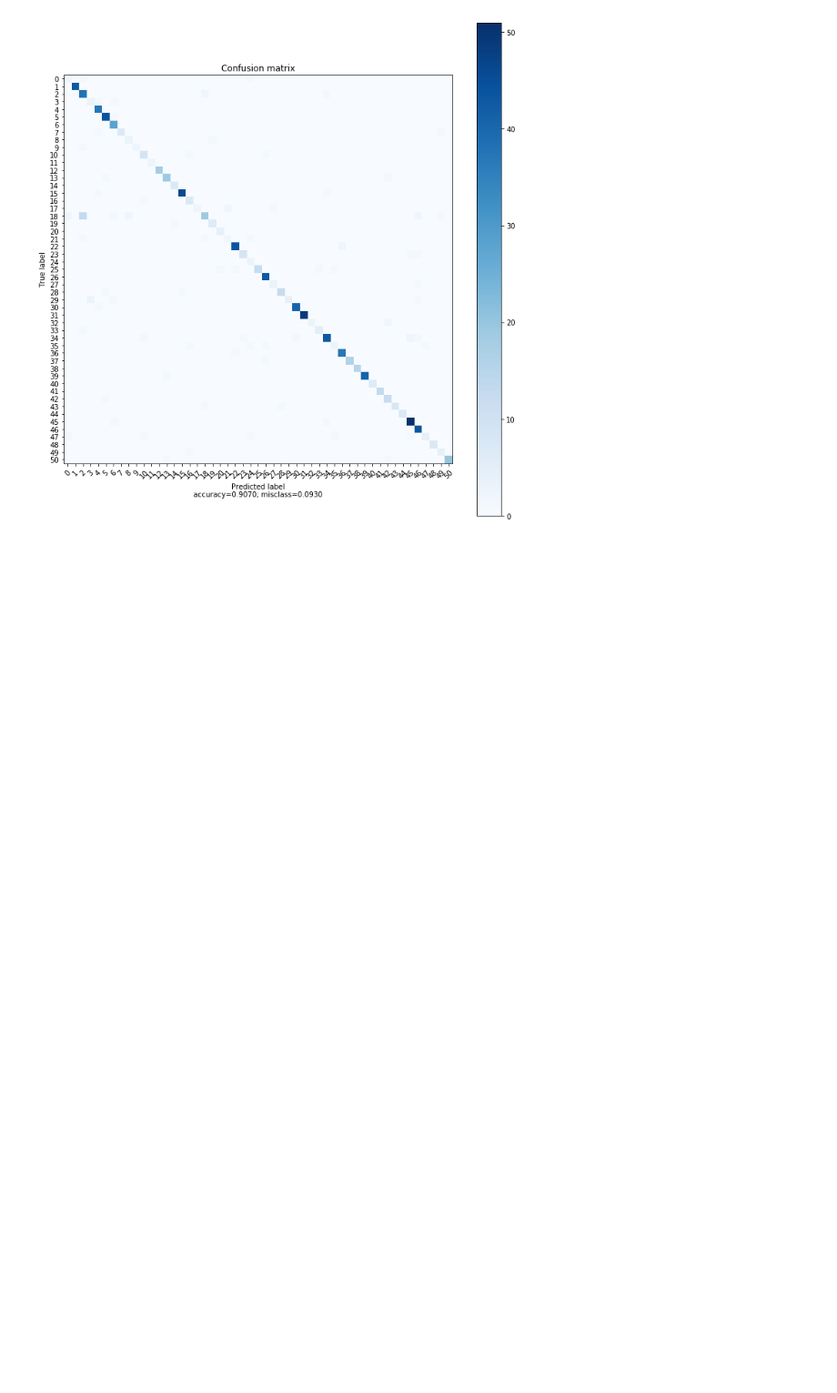
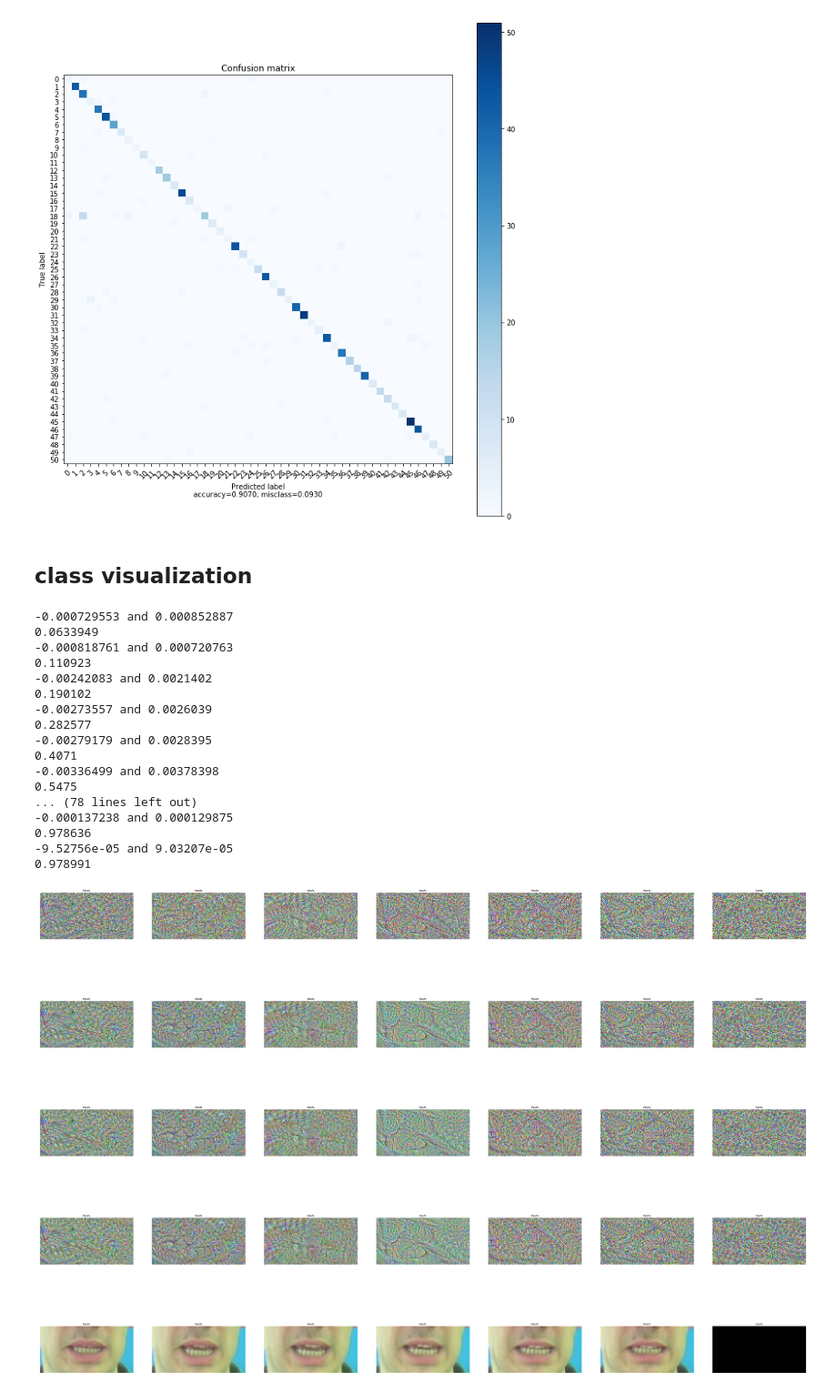
Before and after one commit to danisbet/machine-lip-reading, a Jupyter notebook: vis.ipynb, the cells around one changed output. Shown at 91% size. Cells and saved outputs as stored; diff of their text form; code cells hidden in the pictures; blank space fills up the shorter version.

```diff
--- a/vis.ipynb
+++ b/vis.ipynb
@@ -200,7 +198,8 @@ least_label = np.argmin(preds)
 # %%
 from keras.preprocessing import image
 from matplotlib import pylab as plt
-def show_image(image, grayscale = True, ax=None, title=''):
+def show_image(image_new, grayscale = True, ax=None, title=''):
+    image = image_new.copy()
     if ax is None:
         plt.figure()
     plt.axis('off')
@@ -360,3 +356,65 @@ plot_confusion_matrix(cm = cm, target_names = range(51), title='Confusion matrix
                           normalize=True)
 # %% [output]
 [figure]
+# %% [markdown]
+## class visualization
+# %%
+import tensorflow as tf
+import keras.backend as K
+import matplotlib.pyplot as plt
+def stop_criterion(dx, learning_rate):
+    if np.abs(np.min(dx))*learning_rate < 0.01 and np.abs(np.max(dx))*learning_rate < 0.01:
+        return True
+    else:
+        return False
+def class_visualization(target_y, model, **kwargs):
+    l2_reg = 1e-3
+    learning_rate = 1000
+    num_iterations = 100
+    show_every = 10
+    D,H,W,C = sil_img.shape
+    #X = np.random.rand(D,H,W,C)
+    X = sil_img.astype(float) + np.random.rand(D,H,W,C)*10
+    loss = model.output[0][target_y] - l2_reg * tf.nn.l2_loss(model.input)
+    gradients = model.optimizer.get_gradients(loss, model.input)
+    compute_gradients = K.function(inputs=[model.input,K.learning_phase()], outputs=gradients)
+    for t in range(num_iterations):
+        #print np.max(X)
+        dx = compute_gradients([np.expand_dims(X, axis=0),0])[0][0]
+        loss_np = K.function(inputs=[model.input,K.learning_phase()], outputs=[loss,K.learning_phase()])
+        loss_np = loss_np([np.expand_dims(X, axis=0),0])[0]
+        print np.min(dx),'and', np.max(dx)
+        print loss_np
+        X += learning_rate * dx
+        if loss_np > 0:
+            learning_rate = 100
+        if t == 0 or (t+1)&show_every == 0 or t == num_iterations - 1 or stop_criterion(dx, learning_rate) == True:
+            for frame in range(7):
+                show_image(X[frame],grayscale = False, ax=plt.subplot(11,7,(t+1)/show_every*7+frame+1), title='Inputs')
+            if stop_criterion(dx, learning_rate) == True:
+                return t
+    return t
+# %%
+plt.figure(figsize=(70,110))
+t = class_visualization(18, model)
+for frame in range(7):
+    show_image(x_test[ind][frame],grayscale = False, ax=plt.subplot(11,7,(t+1)/10*7+frame+1), title='Inputs')
+# %% [output]
+-0.000729553 and 0.000852887
+0.0633949
+-0.000818761 and 0.000720763
+0.110923
+-0.00242083 and 0.0021402
+0.190102
+-0.00273557 and 0.0026039
+0.282577
+-0.00279179 and 0.0028395
+0.4071
+-0.00336499 and 0.00378398
+0.5475
+... (78 lines left out)
+-0.000137238 and 0.000129875
+0.978636
+-9.52756e-05 and 9.03207e-05
+0.978991
+[figure, added]
```
Also changed, not shown: parts of 6 cells of this notebook.
